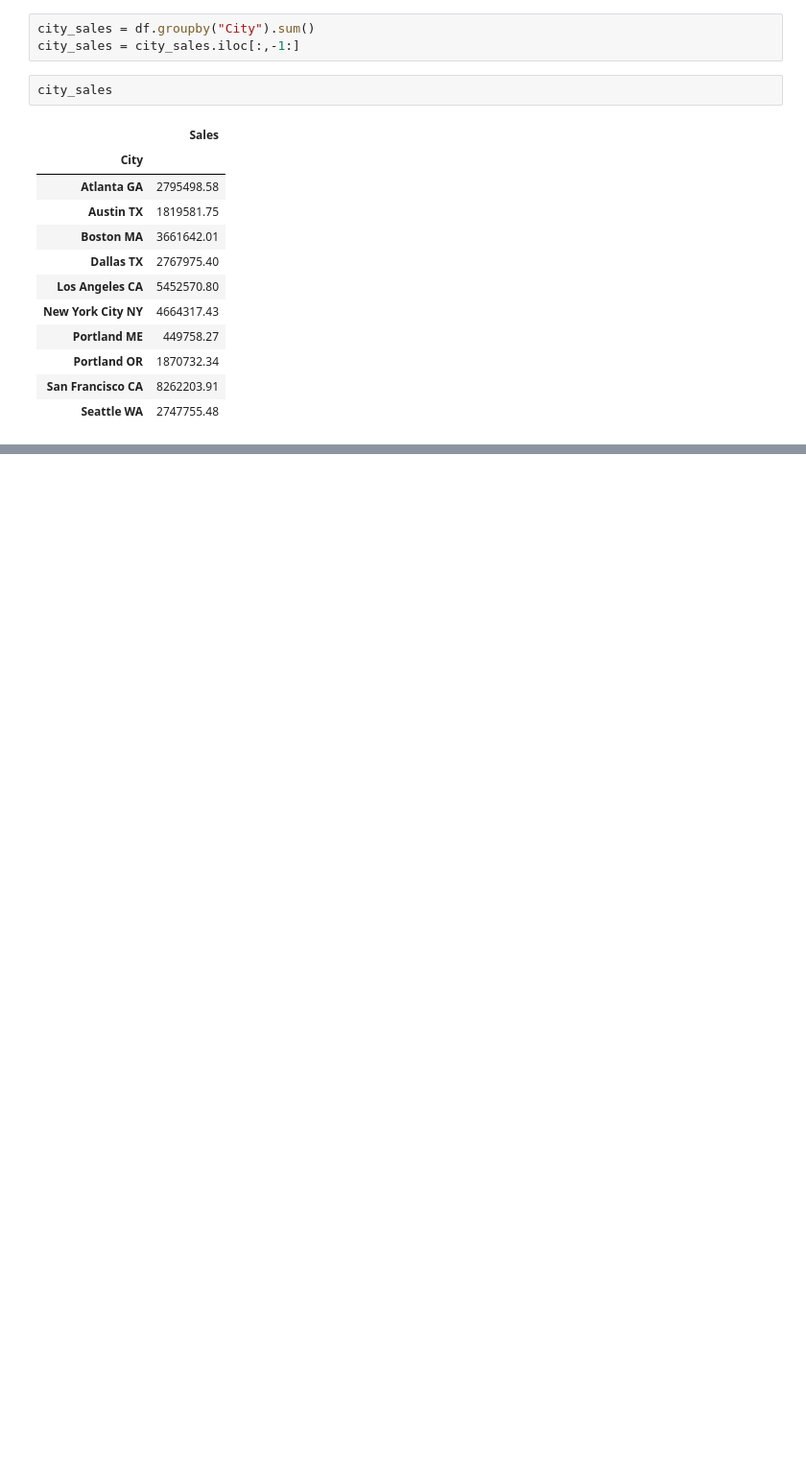
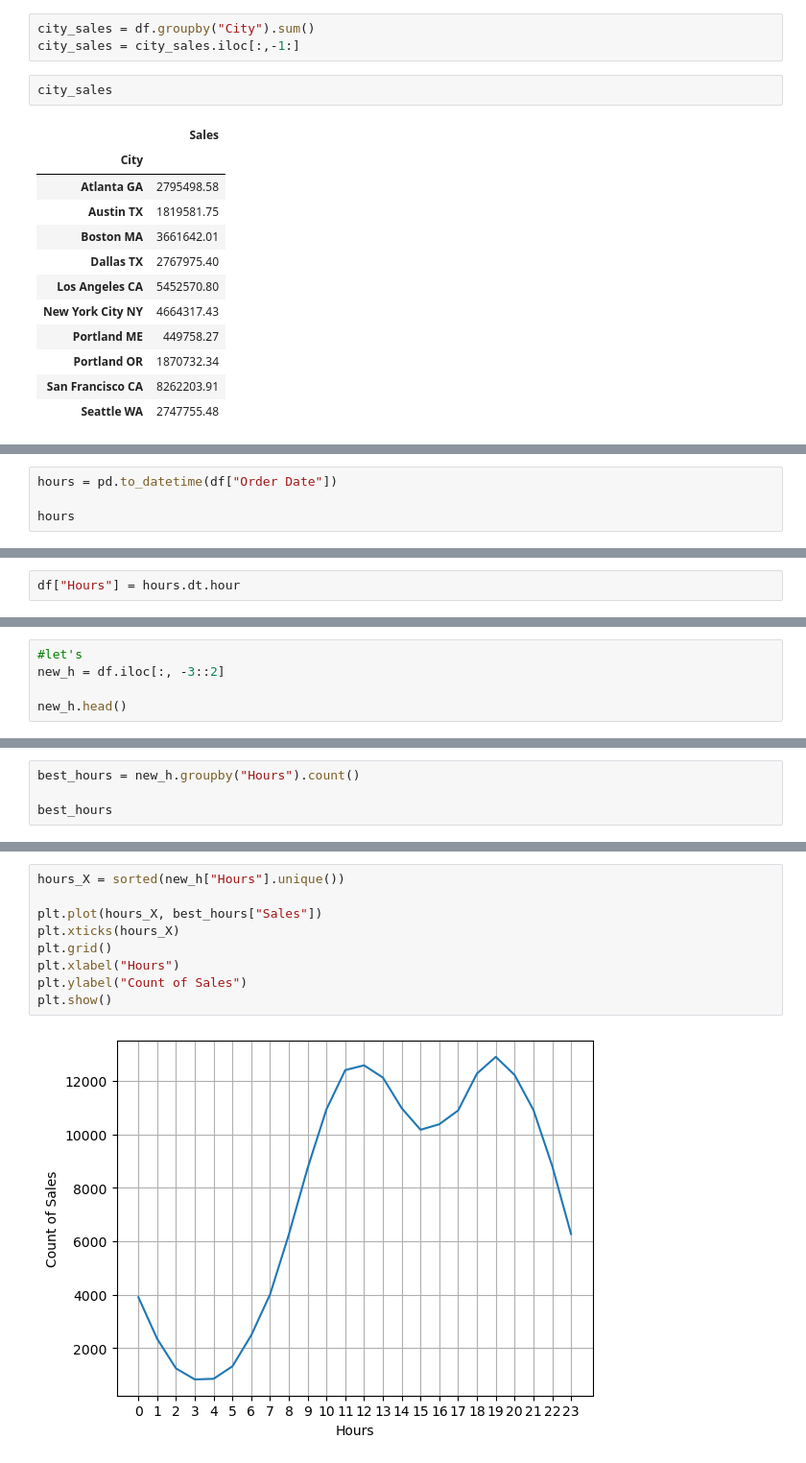
Before and after one commit to nassimlamnini/Sales, a Jupyter notebook: Analysis.ipynb, the cells around one changed output, grey strips where cells are left out. Shown at 96% size. Drawn from its saved outputs; the diff is of its cells as text; blank space fills up the shorter version.

```diff
--- a/Analysis.ipynb
+++ b/Analysis.ipynb
@@ -222,0 +220,4 @@ plt.show()
+# %%
+hours = pd.to_datetime(df["Order Date"])
+
+hours
@@ -222,0 +237,2 @@ plt.show()
+# %%
+df["Hours"] = hours.dt.hour
@@ -222,0 +248,5 @@ plt.show()
+# %%
+#let's
+new_h = df.iloc[:, -3::2]
+
+new_h.head()
@@ -222,0 +260,4 @@ plt.show()
+# %%
+best_hours = new_h.groupby("Hours").count()
+
+best_hours
@@ -222,0 +283,11 @@ plt.show()
+# %%
+hours_X = sorted(new_h["Hours"].unique())
+
+plt.plot(hours_X, best_hours["Sales"])
+plt.xticks(hours_X)
+plt.grid()
+plt.xlabel("Hours")
+plt.ylabel("Count of Sales")
+plt.show()
+# %% [output]
+[figure, added]
```
Also changed, not shown: parts of 19 cells of this notebook.
